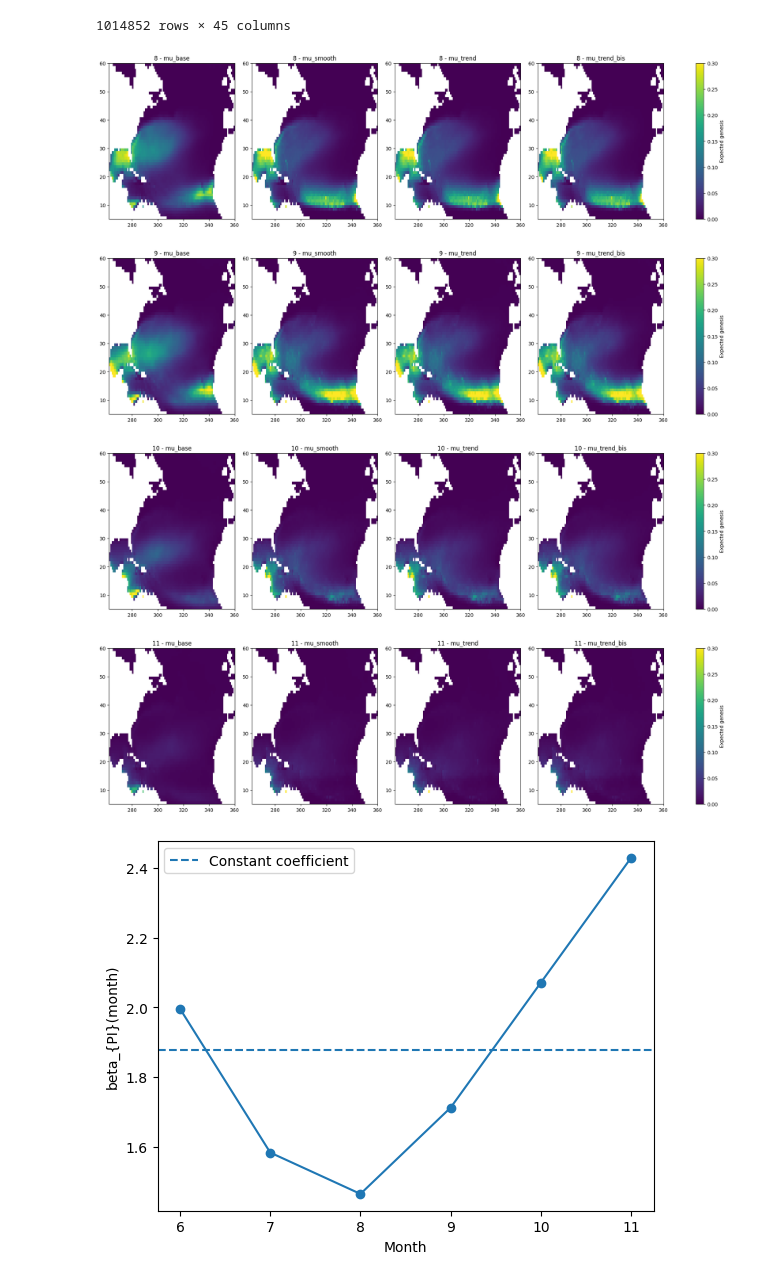
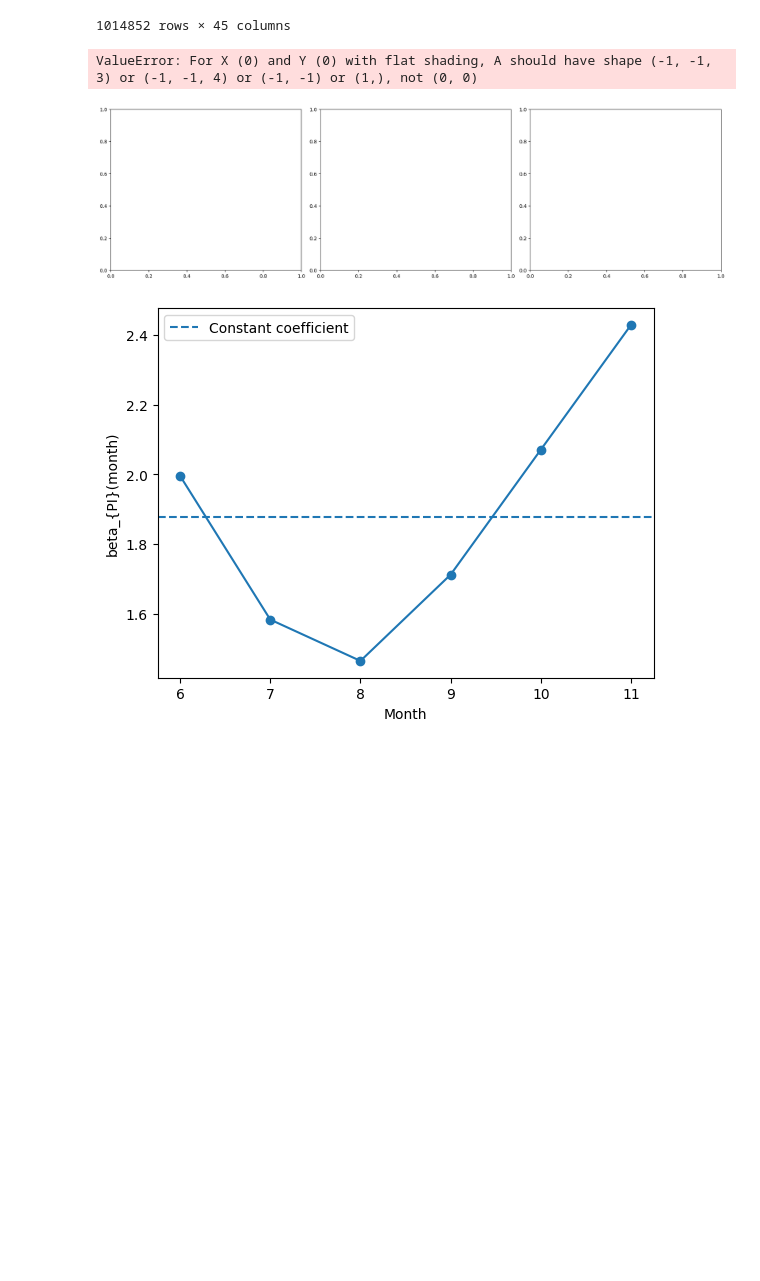
Before and after one commit to Catmosphere314/CATMOSPHERE-STORM, a Jupyter notebook: NOTEBOOKS/SP_tc_genesis_poisson_1deg_v1.ipynb, the cells around one changed output. Drawn from its saved outputs; the diff is of its cells as text; code cells hidden in the pictures; blank space fills up the shorter version.

```diff
--- a/NOTEBOOKS/SP_tc_genesis_poisson_1deg_v1.ipynb
+++ b/NOTEBOOKS/SP_tc_genesis_poisson_1deg_v1.ipynb
@@ -2011,43 +2289,29 @@ historical_soft["mu_smooth"] = m_soft_region_month.predict(
     historical_soft,
     offset=historical_soft["log_exposure"],
 )
-historical_soft["mu_trend"] = m_trend.predict(
+historical_soft["mu_trend"] = m_region_roni_ndj.predict(
     historical_soft,
     offset=historical_soft["log_exposure"],
 )
-
-historical_soft["mu_trend_bis"] = m_trend_bis.predict(
-    historical_soft,
-    offset=historical_soft["log_exposure"],
-)
 # %%
-annual_base = historical.groupby("year", as_index=False).agg(
+annual_base = historical.groupby("season_year", as_index=False).agg(
     observed=("genesis_count", "sum"),
     expected_base=("mu_base", "sum"),
 )
-annual_smooth = historical_soft.groupby("year", as_index=False).agg(
+annual_smooth = historical_soft.groupby("season_year", as_index=False).agg(
     expected_smooth=("mu_smooth", "sum"),
 )
-annual_trend = historical_soft.groupby("year", as_index=False).agg(
+annual_trend = historical_soft.groupby("season_year", as_index=False).agg(
     expected_trend=("mu_trend", "sum"),
-)
-
-annual_trend_bis = historical_soft.groupby("year", as_index=False).agg(
-    expected_trend_bis=("mu_trend_bis", "sum"),
 )
 annual = annual_base.merge(
     annual_smooth,
-    on="year",
+    on="season_year",
     how="left",
 )
 annual = annual.merge(
     annual_trend,
-    on="year",
-    how="left",
-)
-annual = annual.merge(
-    annual_trend_bis,
-    on="year",
+    on="season_year",
     how="left",
 )
 
@@ -2214,6 +2453,6 @@ plt.show()
 # %%
-annual_test = annual[annual["year"] >= CFG.first_test_year].copy()
-annual_train = annual[annual["year"] < CFG.first_test_year].copy()
+annual_test = annual[annual["season_year"] >= CFG.first_test_year].copy()
+annual_train = annual[annual["season_year"] < CFG.first_test_year].copy()
 def annual_metrics(df, expected_col):
 
     obs = df["observed"].to_numpy()
@@ -2249,10 +2488,6 @@ b = pd.DataFrame(
             annual_test,
             "expected_trend",
         ),
-        "trend_bis": annual_metrics(
-            annual_test,
-            "expected_trend_bis",
-        ),
     }
 )
 b
@@ -2325,10 +2610,6 @@ a = pd.DataFrame(
             annual_test,
             "expected_trend",
         ),
-        "trend_bis_test": annual_variability(
-            annual_test,
-            "expected_trend_bis",
-        ),
         "observed_train": annual_variability(
             annual_train,
             "observed",
@@ -2345,10 +2626,6 @@ a = pd.DataFrame(
             annual_train,
             "expected_trend",
         ),
-        "trend_bis_train": annual_variability(
-            annual_train,
-            "expected_trend_bis",
-        ),
     }
 )
 a
@@ -2521,7 +2798,6 @@ models = [
     "mu_base",
     "mu_smooth",
     "mu_trend",
-    "mu_trend_bis"
 ]
 
 for month in months:
@@ -2530,38 +2806,36 @@ for month in months:
         len(models),
         figsize=(18, 5),
         constrained_layout=True,
     )
 
     for ax, col in zip(axes, models):
         a = spatial_month(
-            historical,
+            historical_soft,
             month,
             col,
         )
 
         im = ax.pcolormesh(
             a.columns,
             a.index,
             a.values,
             shading="auto",
             vmin=0,
             vmax=0.3,  # adjust once, then keep common
         )
 
         ax.set_title(f"{month} - {col}")
 
     fig.colorbar(
         im,
         ax=axes,
         label="Expected genesis",
     )
 
     plt.show()
 # %% [output]
+ValueError: For X (0) and Y (0) with flat shading, A should have shape (-1, -1, 3) or (-1, -1, 4) or (-1, -1) or (1,), not (0, 0)
-[figure, old version]
+[figure, new version]
-[figure, removed]
-[figure, removed]
-[figure, removed]
 # %%
 def monthly_partial_effect(
     model,
```
Also changed, not shown: parts of 37 cells of this notebook.
